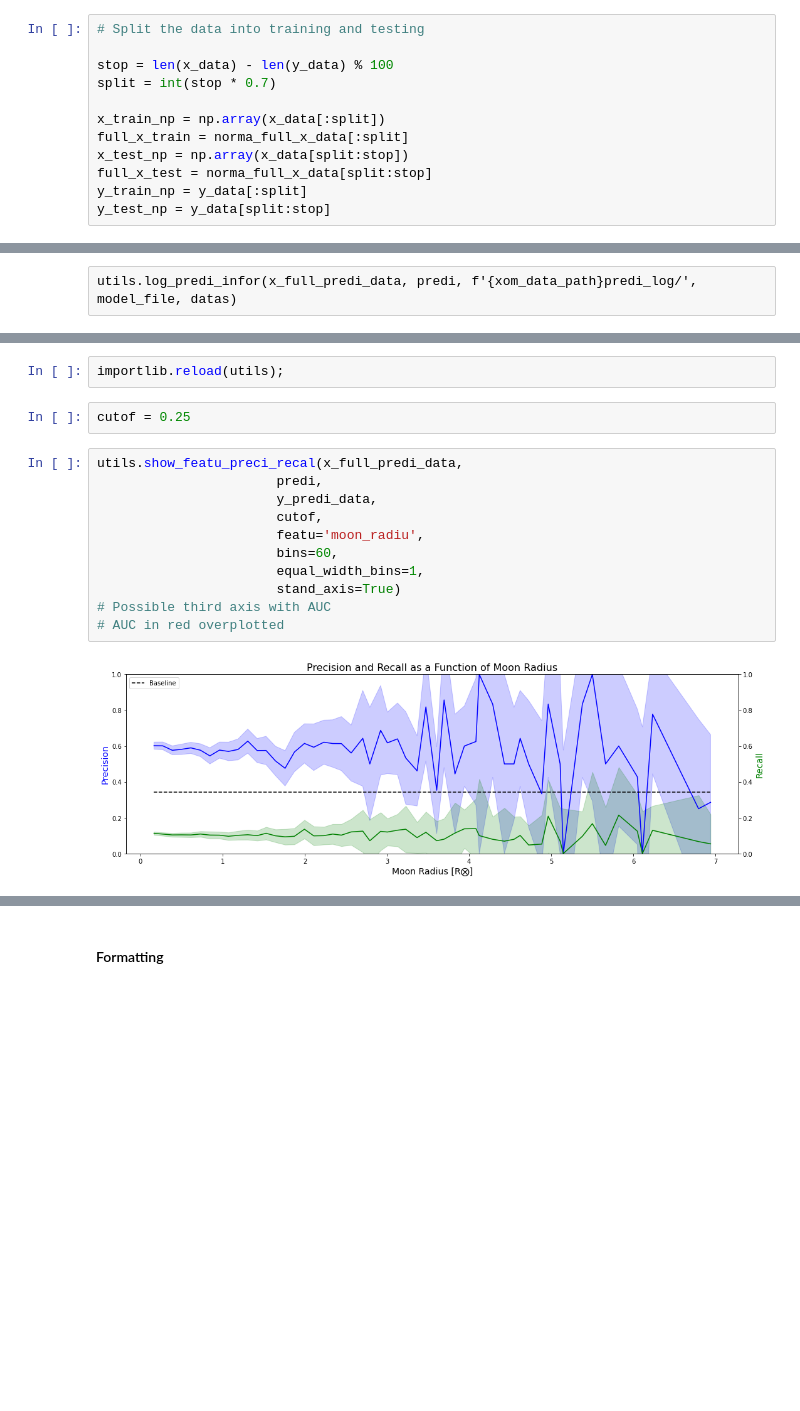
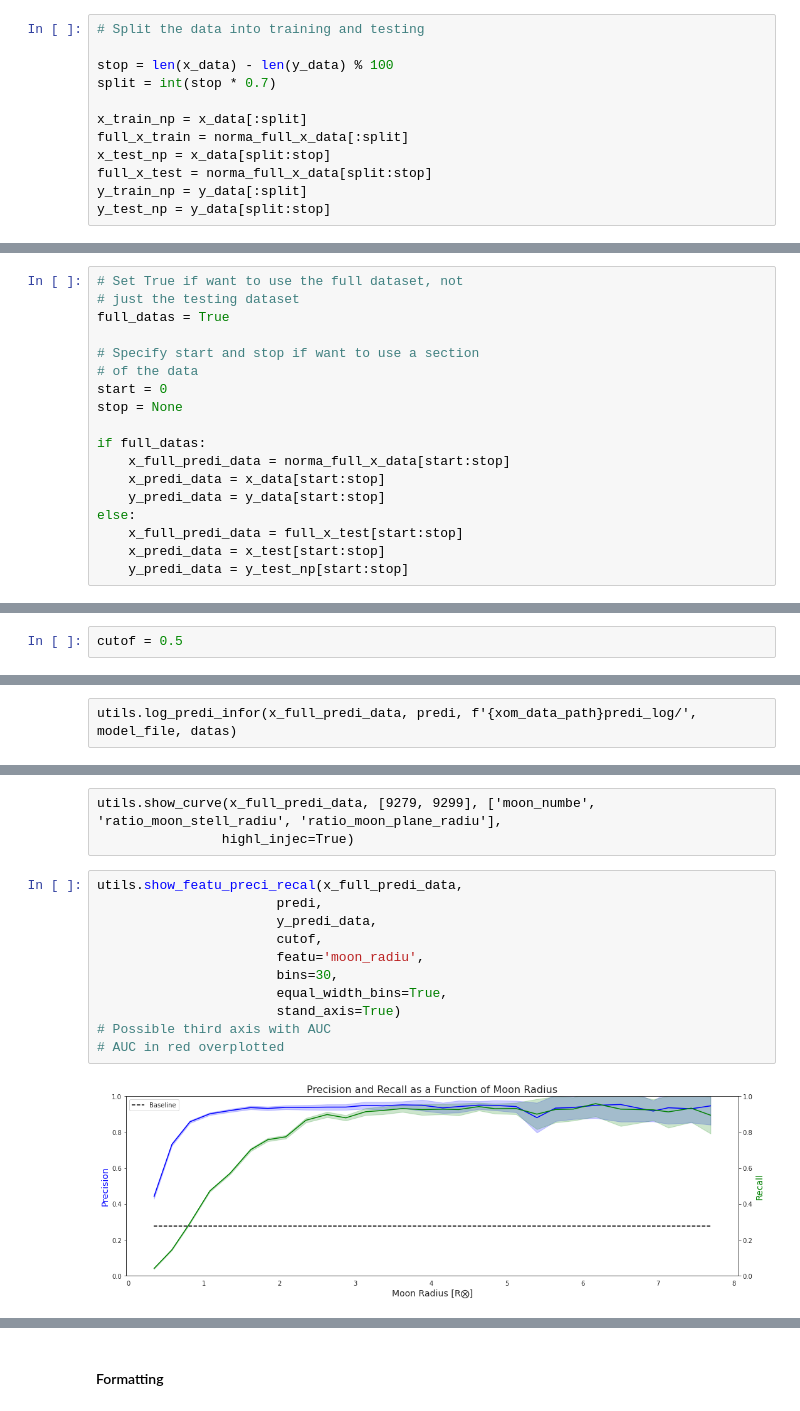
Before and after one commit to rfradkin/Exomoon_Detection, a Jupyter notebook: rnns/singl_model.ipynb, the cells around one changed output, grey strips where cells are left out. Cells and saved outputs as stored; diff of their text form; blank space fills up the shorter version.

```diff
--- a/rnns/singl_model.ipynb
+++ b/rnns/singl_model.ipynb
@@ -136,9 +127,9 @@ print(
 stop = len(x_data) - len(y_data) % 100
 split = int(stop * 0.7)
 
-x_train_np = np.array(x_data[:split])
+x_train_np = x_data[:split]
 full_x_train = norma_full_x_data[:split]
-x_test_np = np.array(x_data[split:stop])
+x_test_np = x_data[split:stop]
 full_x_test = norma_full_x_data[split:stop]
 y_train_np = y_data[:split]
 y_test_np = y_data[split:stop]
@@ -281,3 +268,21 @@ y_predi_data = y_test_np[start:stop]
+# %%
+# Set True if want to use the full dataset, not
+# just the testing dataset
+full_datas = True
+
+# Specify start and stop if want to use a section
+# of the data
+start = 0
+stop = None
+
+if full_datas:
+    x_full_predi_data = norma_full_x_data[start:stop]
+    x_predi_data = x_data[start:stop]
+    y_predi_data = y_data[start:stop]
+else:
+    x_full_predi_data = full_x_test[start:stop]
+    x_predi_data = x_test[start:stop]
+    y_predi_data = y_test_np[start:stop]
 # %%
 model_file = f'combi-padde_cuts-1255247-1644454393.pkl-0-1645790147.h5'
 model = tf.keras.models.load_model(f'{xom_data_path}plane_moon_model/{model_file}');
@@ -296,0 +294,2 @@ sum(predi>.5)
+# %%
+cutof = 0.5
@@ -316,17 +302,16 @@ utils.show_curve(x_full_predi_data, [9279, 9299], ['moon_numbe', 'ratio_moon_ste
-# %%
-importlib.reload(utils);
-# %%
-cutof = 0.25
+# %% [raw]
+utils.show_curve(x_full_predi_data, [9279, 9299], ['moon_numbe', 'ratio_moon_stell_radiu', 'ratio_moon_plane_radiu'],
+                highl_injec=True)
 # %%
 utils.show_featu_preci_recal(x_full_predi_data,
                        predi,
                        y_predi_data,
                        cutof,
                        featu='moon_radiu',
-                       bins=60,
-                       equal_width_bins=1,
+                       bins=30,
+                       equal_width_bins=True,
                        stand_axis=True)
 # Possible third axis with AUC
 # AUC in red overplotted
 # %% [output]
-[figure, old version]
+[figure, new version]
```
Also changed, not shown: parts of 44 cells of this notebook, 3 other files.
